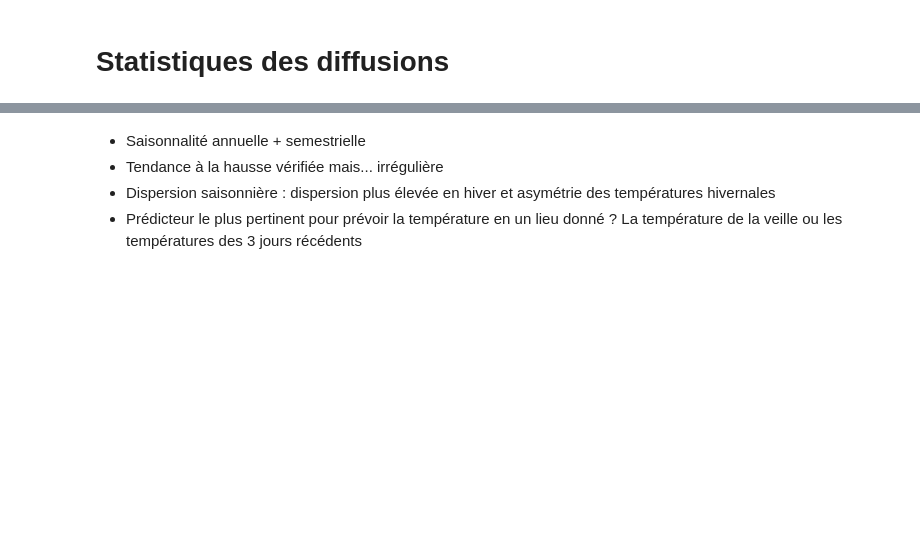
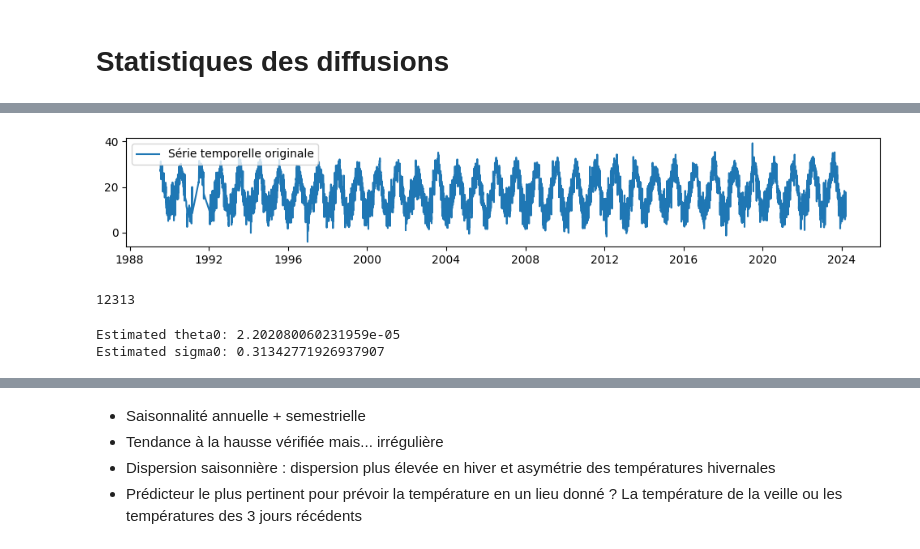
Before and after one commit to MartinMorange/Rosembaum, a Jupyter notebook: diffusion.ipynb, the cells around one changed output, grey strips where cells are left out. Drawn from its saved outputs; the diff is of its cells as text; code cells hidden in the pictures; blank space fills up the shorter version.

```diff
--- a/diffusion.ipynb
+++ b/diffusion.ipynb
@@ -9,3 +9,26 @@ import statsmodels.api as sm
 # %%
 df1 = pd.read_csv('datasets/Q_06_latest-2023-2024_RR-T-Vent.csv', sep= ';')
 df2 = pd.read_csv('datasets/Q_06_previous-1950-2022_RR-T-Vent.csv', sep = ';')
+# %%
+df1 = df1.drop(['QTN','QRR', 'HTN', 'QHTN', 'QTX', 'HTX', 'QHTX', 'TM', 'QTM',
+       'TNTXM', 'QTNTXM', 'TAMPLI', 'QTAMPLI', 'TNSOL', 'QTNSOL', 'TN50',
+       'QTN50', 'DG', 'QDG', 'FFM', 'QFFM', 'FF2M', 'QFF2M', 'FXY', 'QFXY',
+       'DXY', 'QDXY', 'HXY', 'QHXY', 'FXI', 'QFXI', 'DXI', 'QDXI', 'HXI',
+       'QHXI', 'FXI2', 'QFXI2', 'DXI2', 'QDXI2', 'HXI2', 'QHXI2', 'FXI3S',
+       'QFXI3S', 'DXI3S', 'QDXI3S', 'HXI3S', 'QHXI3S'], axis=1)
+df2 = df2.drop(['QTN','QRR', 'HTN', 'QHTN', 'QTX', 'HTX', 'QHTX', 'TM', 'QTM',
+       'TNTXM', 'QTNTXM', 'TAMPLI', 'QTAMPLI', 'TNSOL', 'QTNSOL', 'TN50',
+       'QTN50', 'DG', 'QDG', 'FFM', 'QFFM', 'FF2M', 'QFF2M', 'FXY', 'QFXY',
+       'DXY', 'QDXY', 'HXY', 'QHXY', 'FXI', 'QFXI', 'DXI', 'QDXI', 'HXI',
+       'QHXI', 'FXI2', 'QFXI2', 'DXI2', 'QDXI2', 'HXI2', 'QHXI2', 'FXI3S',
+       'QFXI3S', 'DXI3S', 'QDXI3S', 'HXI3S', 'QHXI3S'], axis=1)
+# %%
+df = pd.concat([df2, df1])
+df = df[df['NOM_USUEL'] == 'TENDE_SAPC']
+df.dropna(subset = ['TN', 'TX', 'RR'], inplace = True)
+
+df['date'] = pd.to_datetime(df['AAAAMMJJ'], format='%Y%m%d')
+df.set_index('date', inplace=True)
+df.drop('AAAAMMJJ', axis = 1)
+
+df['TX'].head()
@@ -23,0 +129,57 @@ Dans notre étude on se restreindra aux modèles de diffusion stationnaire ($\si
+# %%
+plt.figure(figsize=(12, 8))
+plt.subplot(411)
+plt.plot(df.index, df['TX'], label='Série temporelle originale')
+plt.legend(loc='upper left')
+plt.show()
+# %% [output]
+[figure, added]
+# %%
+XX = X_1[:-1]
+YY = X_1[1:]
+beta, alpha, _, _, _ = ss.linregress(XX, YY)  # OLS
+kappa_ols = -np.log(beta) / dt
+theta_ols = alpha / (1 - beta)
+res = YY - beta * XX - alpha  # residuals
+std_resid = np.std(res, ddof=2)
+sig_ols = std_resid * np.sqrt(2 * kappa_ols / (1 - beta**2))
+
+print("OLS theta = ", theta_ols)
+print("OLS kappa = ", kappa_ols)
+print("OLS sigma = ", sig_ols)
+# %% [output]
+12313
+# %%
+import numpy as np
+import pandas as pd
+from scipy.optimize import minimize
+
+# Define the likelihood function
+def neg_log_likelihood(params, data):
+    theta0, sigma0 = params
+    X = data['TX'].values
+    dt = (data.index[1:] - data.index[:-1]).total_seconds()  # Convert timedelta to seconds
+    n = len(data)
+    sum_sq_diff = np.sum((X[1:] - theta0 * X[:-1] * dt) ** 2)
+    dt_mean = np.mean(dt)
+    log_likelihood = -0.5 * (n-1) * np.log(2 * np.pi * sigma0**2 * dt_mean) - 0.5 * sum_sq_diff / (sigma0**2 * dt_mean)
+    return -log_likelihood
+
+# Optimization
+def estimate_parameters(data):
+    result = minimize(neg_log_likelihood, x0=[0.5, 0.5], args=(data,), bounds=((None, None), (0.0, None)))
+    theta0, sigma0 = result.x
+    return theta0, sigma0
+
+# Load your real data into a pandas DataFrame
+# Assuming you have a DataFrame named 'df' with a column 'TX' containing the temperature values
+# Make sure your DataFrame has a datetime index
+
+# Estimate parameters
+theta0_est, sigma0_est = estimate_parameters(df)
+
+print("Estimated theta0:", theta0_est)
+print("Estimated sigma0:", sigma0_est)
+# %% [output]
+Estimated theta0: 2.202080060231959e-05
+Estimated sigma0: 0.31342771926937907
```
Also changed, not shown: parts of 13 cells of this notebook, 2 other files.
